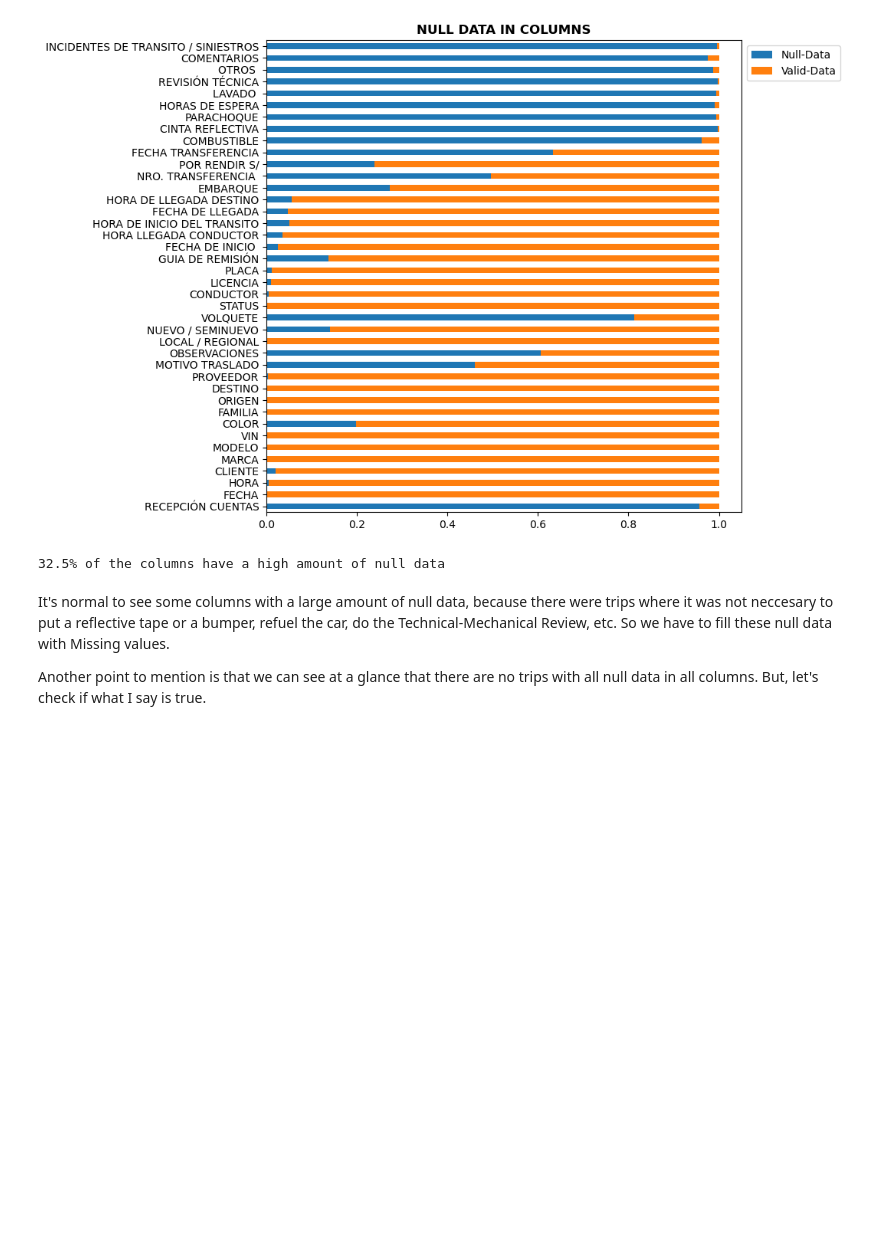
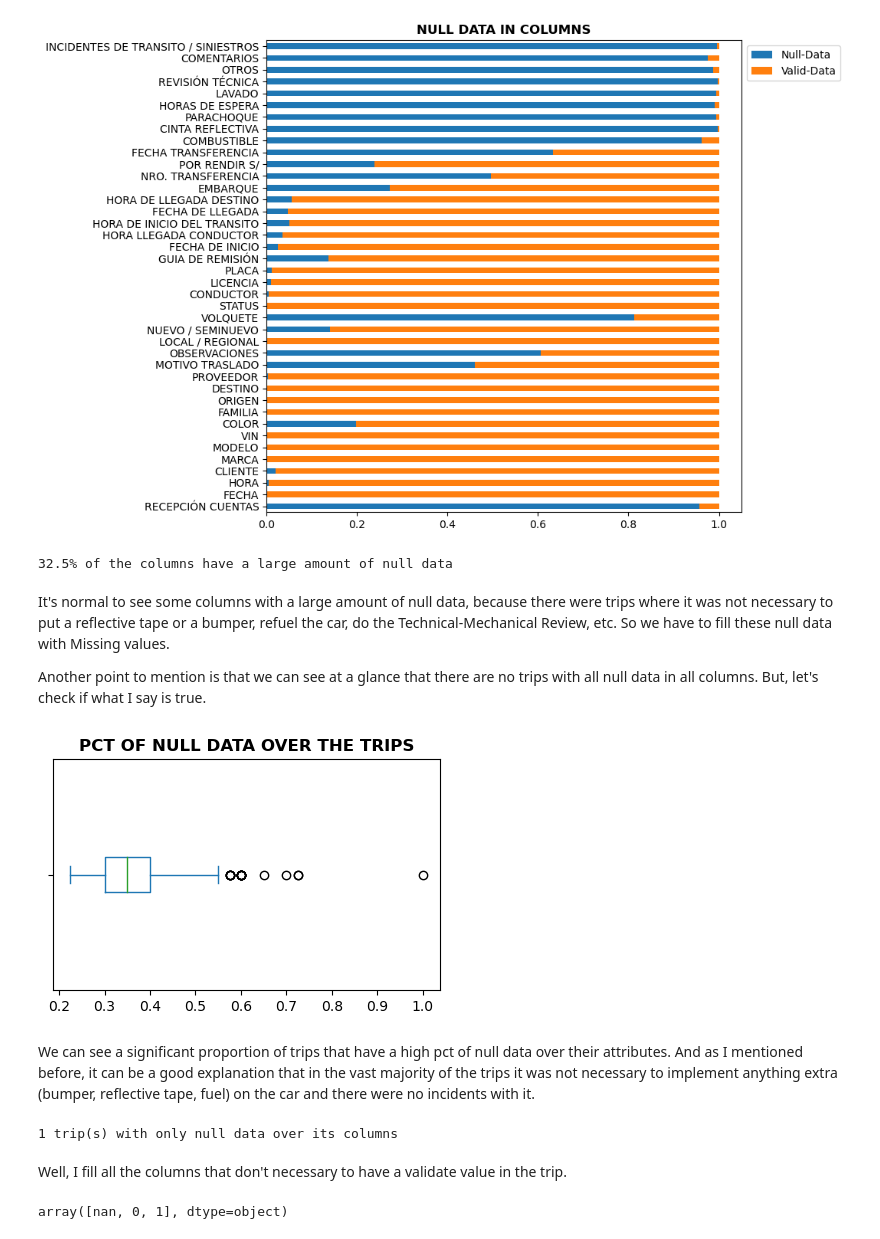
Before and after one commit to CarlosFOL/Transport_Company_Analysis, a Jupyter notebook: notebooks/transport_Co_analysis.ipynb, the cells around one changed output. Saved outputs shown, nothing was run; the diff lists cells and outputs as text; code cells hidden in the pictures; blank space fills up the shorter version.

```diff
--- a/notebooks/transport_Co_analysis.ipynb
+++ b/notebooks/transport_Co_analysis.ipynb
@@ -54,6 +55,8 @@ First, I will provide a comprehensive overview of the variables included in our
 df_TransportCompany = pd.read_excel(
     io = '/home/carlosfol/Git_Projects/PSI_TRIPS/data/TRIPS_MADE.xlsx'
 )
+#Remove empty spaces in column names
+df_TransportCompany.columns = [c.strip() for c in df_TransportCompany.columns]
 # %% [markdown]
 ##### **Data Cleaning** 🗑️
 # %%
@@ -83,8 +86,39 @@ more_than_50 = df_nulldata_columns['Null-Data'] >= 0.5
 pct = len( df_nulldata_columns[more_than_50].index ) / total_columns
 print(f'{pct * 100}% of the columns have a large amount of null data')
 # %% [output]
-32.5% of the columns have a high amount of null data
+32.5% of the columns have a large amount of null data
 # %% [markdown]
-It's normal to see some columns with a large amount of null data, because there were trips where it was not neccesary to put a reflective tape or a bumper, refuel the car, do the Technical-Mechanical Review, etc. So we have to fill these null data with Missing values.
+It's normal to see some columns with a large amount of null data, because there were trips where it was not necessary to put a reflective tape or a bumper, refuel the car, do the Technical-Mechanical Review, etc. So we have to fill these null data with Missing values.
 
 Another point to mention is that we can see at a glance that there are no trips with all null data in all columns. But, let's check if what I say is true.
+# %%
+#What is the median of the null attributes in each trip
+total_variables = df_TransportCompany.shape[1]
+(
+    df_TransportCompany.
+    isnull().
+    sum(axis = 1).
+    div(total_variables, axis=0).
+    plot(
+        kind = 'box',
+        vert = False,
+        figsize = (5, 3)
+    )
+)
+plt.title('PCT OF NULL DATA OVER THE TRIPS',
+          fontdict={'weight': 'bold'})
+plt.show()
+# %% [output]
+[figure, added]
+# %% [markdown]
+We can see a significant proportion of trips that have a high pct of null data over their attributes. And as I mentioned before, it can be a good explanation that in the vast majority of the trips it was not necessary to implement anything extra (bumper, reflective tape, fuel) on the car and there were no incidents with it.
+# %%
+#Let's check if there are null trips to remove them
+null_trips = df_TransportCompany.isnull().sum(axis = 1)
+null_trips = null_trips[null_trips == total_columns].index
+print(f'{ len(null_trips) } trip(s) with only null data over its columns')
+df_TransportCompany.drop(list(null_trips),
+                         axis = 0,
+                         inplace = True)
+# %% [output]
+1 trip(s) with only null data over its columns
@@ -90,0 +142,6 @@ Another point to mention is that we can see at a glance that there are no trips
+# %% [markdown]
+Well, I fill all the columns that don't necessary to have a validate value in the trip.
+# %%
+df_TransportCompany.VOLQUETE.unique()
+# %% [output]
+array([nan, 0, 1], dtype=object)
```
Also changed, not shown: parts of 10 cells of this notebook, 1 other file.
